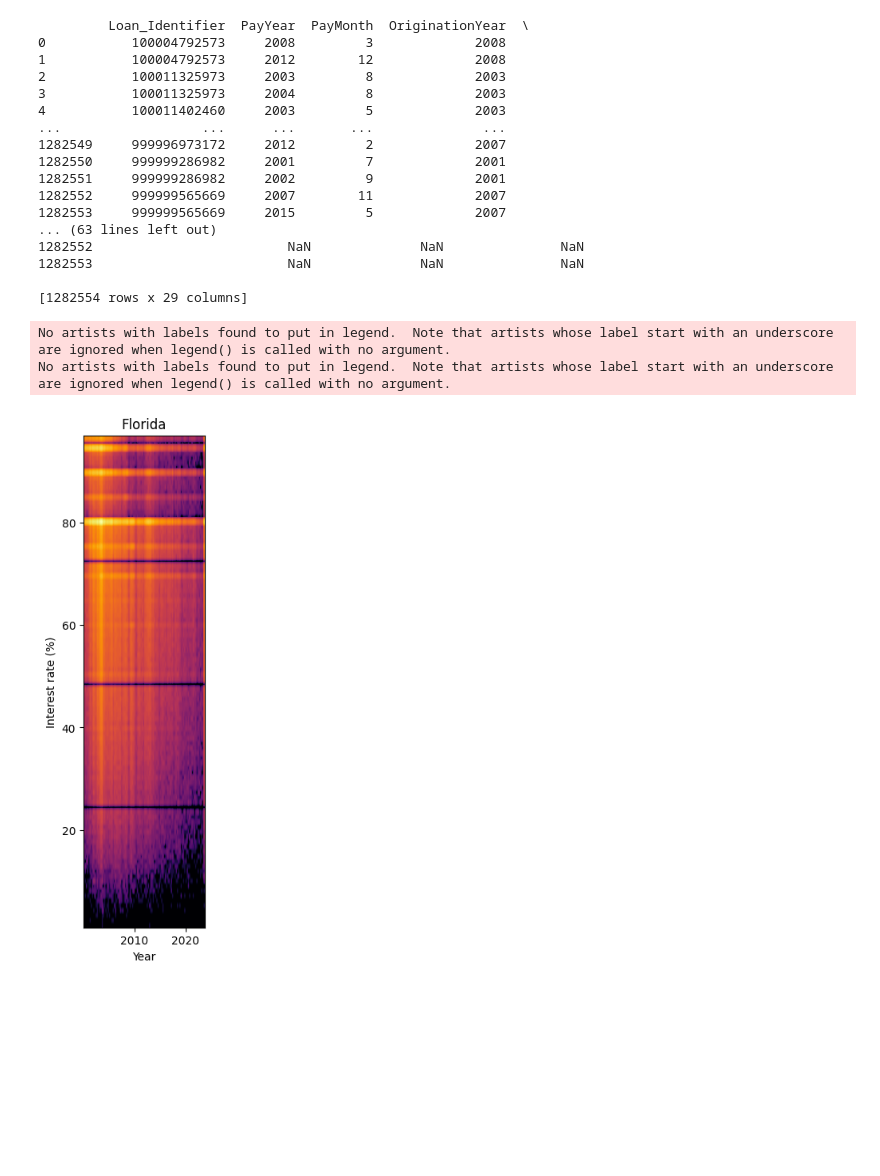
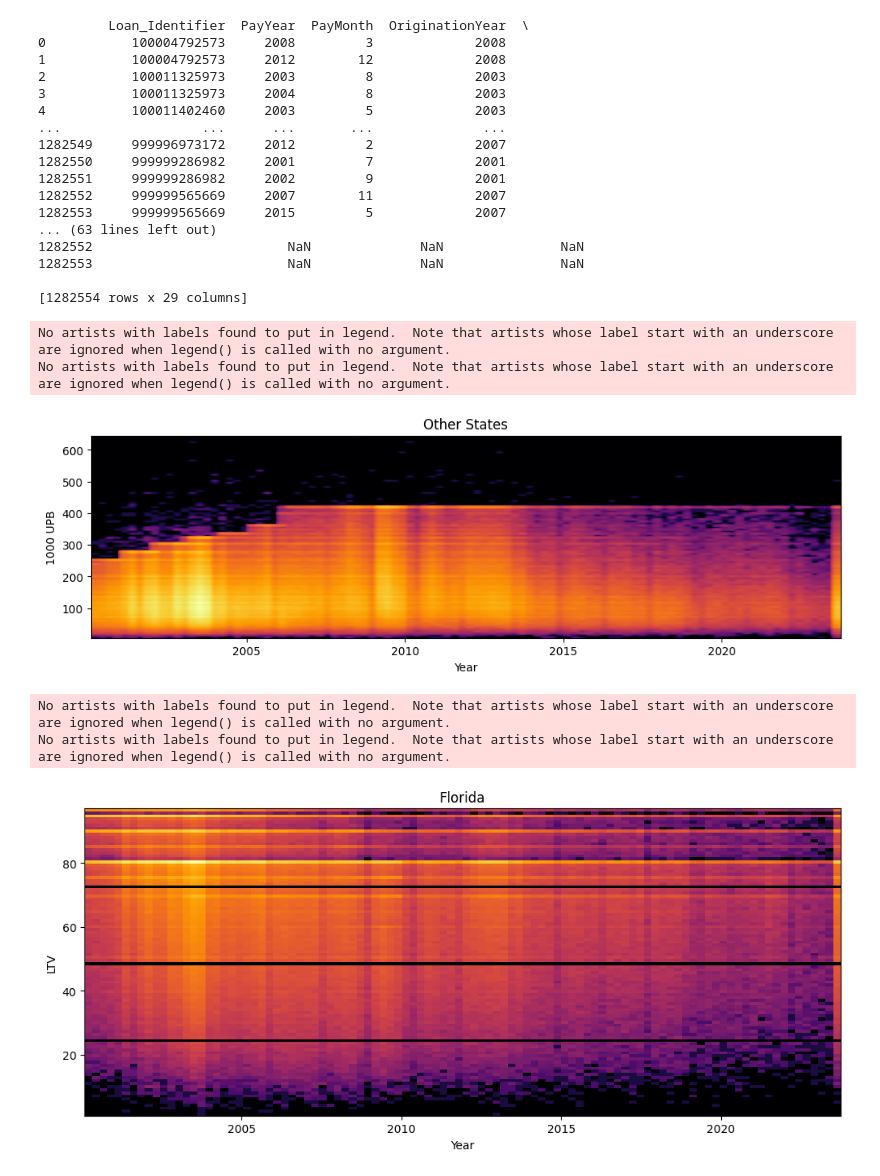
Before and after one commit to michelleehc/bitcamp, a Jupyter notebook: alldata copy.ipynb, the cells around one changed output. Saved outputs shown, nothing was run; the diff lists cells and outputs as text; code cells hidden in the pictures; blank space fills up the shorter version.

```diff
--- a/alldata copy.ipynb
+++ b/alldata copy.ipynb
@@ -54,7 +54,7 @@ years = years.astype(float)
 months = months.astype(float)
 months = months * 1/12
 x = np.add(years, months)
-y = df['Original_LTV'].tolist()
+y = df['Original_Interest_Rate'].tolist()
 heatmap, xedges, yedges = np.histogram2d(x, y, bins=100)
 extent = [xedges[0], xedges[-1], yedges[0], yedges[-1]]
 fig, ax = plt.subplots(figsize = (12, 8))
@@ -66,7 +66,52 @@ plt.xlabel("Year")
 plt.ylabel("Interest rate (%)")
 plt.title(title)
 plt.show()
-# %% [output]
-No artists with labels found to put in legend.  Note that artists whose label start with an underscore are ignored when legend() is called with no argument.
-No artists with labels found to put in legend.  Note that artists whose label start with an underscore are ignored when legend() is called with no argument.
-[figure, removed]
+# %%
+data = df
+years = np.array(df['PayYear'].tolist())
+months = np.array(df['PayMonth'].tolist())
+years = years.astype(float)
+months = months.astype(float)
+months = months * 1/12
+x = np.add(years, months)
+y = np.array(df['Original_UPB'].tolist())
+y = y * 1/1000
+heatmap, xedges, yedges = np.histogram2d(x, y, bins=100)
+extent = [xedges[0], xedges[-1], yedges[0], yedges[-1]]
+fig, ax = plt.subplots(figsize = (12, 8))
+ax.legend()
+plt.legend(bbox_to_anchor=(1.04, 0.5), loc='center left', borderaxespad=0, title="Class")
+plt.clf()
+plt.imshow(heatmap.T, cmap= 'inferno', extent=extent, origin='lower', norm= 'symlog', aspect= 1/100)
+plt.xlabel("Year")
+plt.ylabel("1000 UPB")
+plt.title(title)
+plt.show()
+# %% [output]
+No artists with labels found to put in legend.  Note that artists whose label start with an underscore are ignored when legend() is called with no argument.
+No artists with labels found to put in legend.  Note that artists whose label start with an underscore are ignored when legend() is called with no argument.
+[figure, added]
+# %%
+data = df
+years = np.array(df['PayYear'].tolist())
+months = np.array(df['PayMonth'].tolist())
+years = years.astype(float)
+months = months.astype(float)
+months = months * 1/12
+x = np.add(years, months)
+y = np.array(df['Original_LTV'].tolist())
+heatmap, xedges, yedges = np.histogram2d(x, y, bins=100)
+extent = [xedges[0], xedges[-1], yedges[0], yedges[-1]]
+fig, ax = plt.subplots(figsize = (12, 8))
+ax.legend()
+plt.legend(bbox_to_anchor=(1.04, 0.5), loc='center left', borderaxespad=0, title="Class")
+plt.clf()
+plt.imshow(heatmap.T, cmap= 'inferno', extent=extent, origin='lower', norm= 'symlog', aspect= 1/10)
+plt.xlabel("Year")
+plt.ylabel("LTV")
+plt.title(title)
+plt.show()
+# %% [output]
+No artists with labels found to put in legend.  Note that artists whose label start with an underscore are ignored when legend() is called with no argument.
+No artists with labels found to put in legend.  Note that artists whose label start with an underscore are ignored when legend() is called with no argument.
+[figure, added]
```
Also changed, not shown: parts of 1 cell of this notebook, 2 other files.
